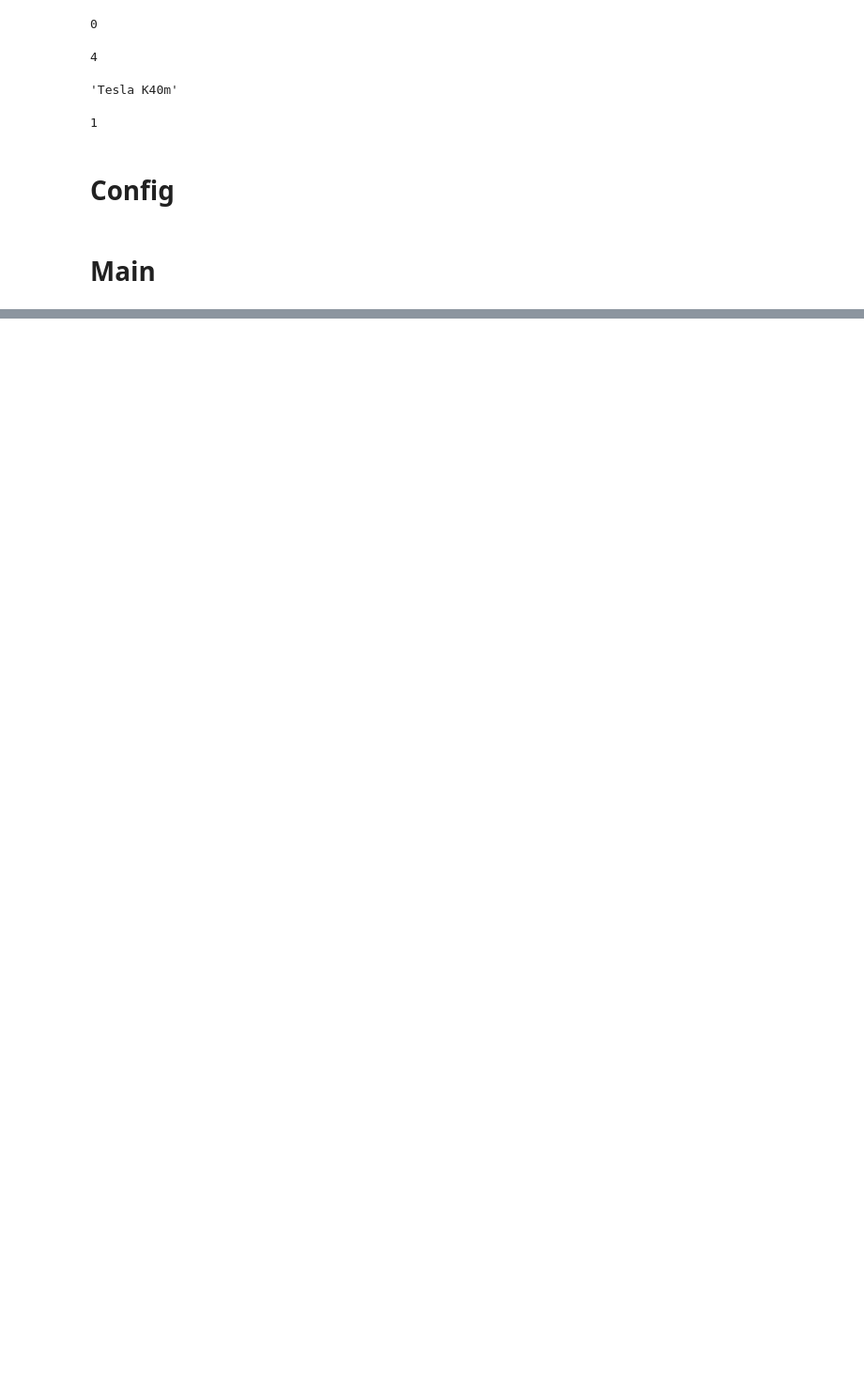
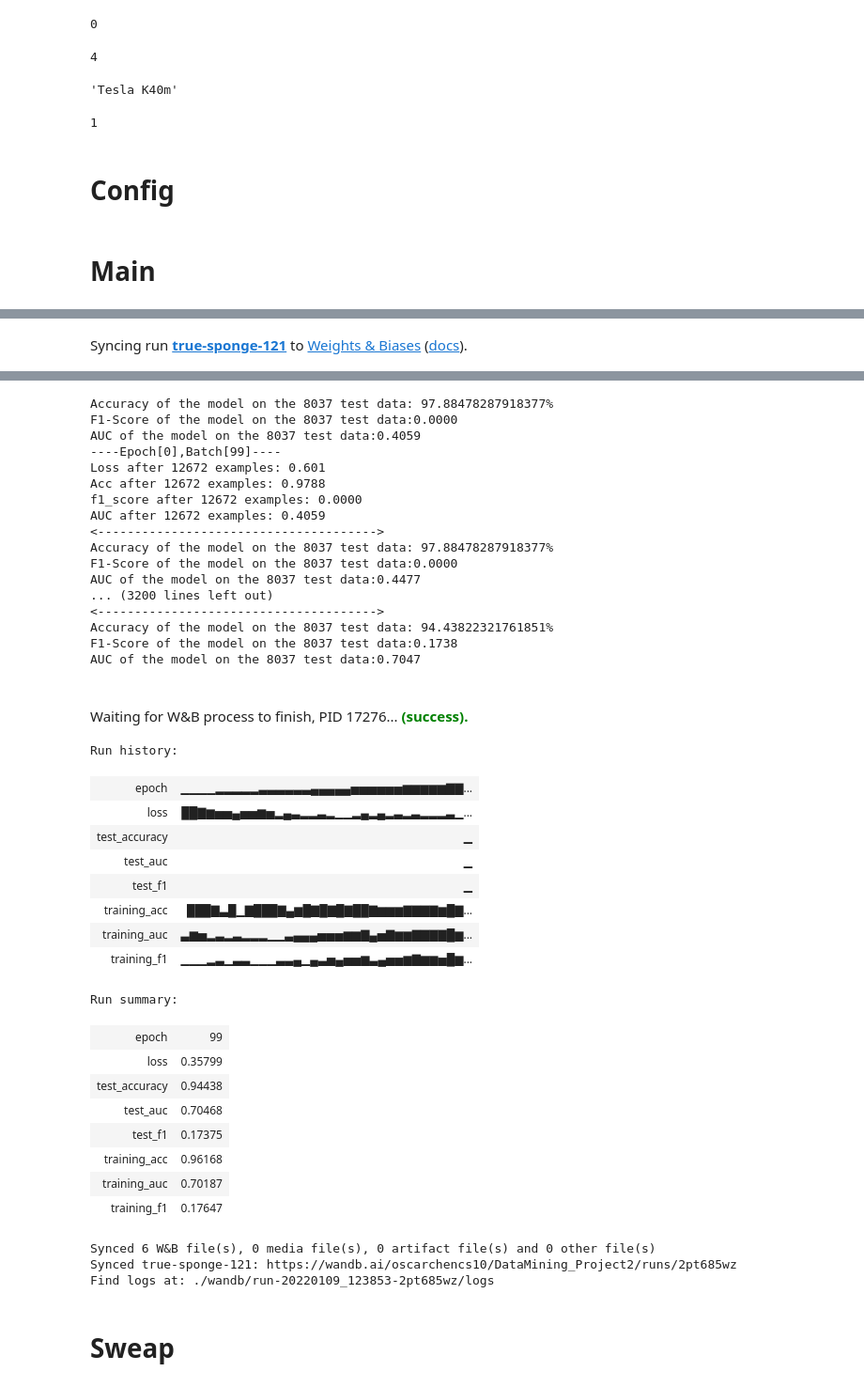
Before and after one commit to oscar1234456/NYCU_DataMining_Project2, a Jupyter notebook: DataMining_Project2_CNN.ipynb, the cells around one changed output, grey strips where cells are left out. Shown at 94% size. Saved outputs shown, nothing was run; the diff lists cells and outputs as text; code cells hidden in the pictures; blank space fills up the shorter version.

Commit message:
[Add]Add sweap

```diff
--- a/DataMining_Project2_CNN.ipynb
+++ b/DataMining_Project2_CNN.ipynb
@@ -568,0 +702,5 @@ AUC after 1230078 examples: 0.5754
+# %%
+# Build, train and analyze the model with the pipeline
+model3 = model_pipeline(config, exp13_X_train, exp13_y_train, exp13_X_val, exp13_y_val, run_name="CNN new archi2")
+# %% [output]
+Syncing run true-sponge-121 to Weights & Biases (docs).
@@ -568,0 +725,41 @@ AUC after 1230078 examples: 0.5754
+Accuracy of the model on the 8037 test data: 97.88478287918377%
+F1-Score of the model on the 8037 test data:0.0000
+AUC of the model on the 8037 test data:0.4059
+----Epoch[0],Batch[99]----
+Loss after 12672 examples: 0.601
+Acc after 12672 examples: 0.9788
+f1_score after 12672 examples: 0.0000
+AUC after 12672 examples: 0.4059
+<-------------------------------------->
+Accuracy of the model on the 8037 test data: 97.88478287918377%
+F1-Score of the model on the 8037 test data:0.0000
+AUC of the model on the 8037 test data:0.4477
+... (3200 lines left out)
+<-------------------------------------->
+Accuracy of the model on the 8037 test data: 94.43822321761851%
+F1-Score of the model on the 8037 test data:0.1738
+AUC of the model on the 8037 test data:0.7047
+Waiting for W&B process to finish, PID 17276... (success).
+Run history:
+| epoch | ▁▁▁▁▂▂▂▂▂▃▃▃▃▃▃▄▄▄▄▄▅▅▅▅▅▅▆▆▆▆▆▇▇... |
+| loss | ██▇▆▅▅▄▅▅▆▅▂▄▃▂▂▃▂▁▁▂▄▂▄▂▃▂▃▂▂▂▃▁... |
+| test_accuracy | ▁ |
+| test_auc | ▁ |
+| test_f1 | ▁ |
+| training_acc | ███▇▃█▁▇███▇▄▆█▇█▇█▇██▇▆▆▆▇▇▇▇▆█▇... |
+| training_auc | ▃▆▅▂▃▂▃▂▂▂▁▁▃▄▄▄▅▅▅▆▆▇▄▅▇▆▆▇▇▇▇█▆... |
+| training_f1 | ▁▁▁▂▃▁▃▃▁▁▁▃▃▄▁▄▃▅▄▅▅▆▃▄▅▅▆▇▆▆▅█▆... |
+Run summary:
+| epoch | 99 |
+| loss | 0.35799 |
+| test_accuracy | 0.94438 |
+| test_auc | 0.70468 |
+| test_f1 | 0.17375 |
+| training_acc | 0.96168 |
+| training_auc | 0.70187 |
+| training_f1 | 0.17647 |
+Synced 6 W&B file(s), 0 media file(s), 0 artifact file(s) and 0 other file(s)
+Synced true-sponge-121: https://wandb.ai/oscarchencs10/DataMining_Project2/runs/2pt685wz
+Find logs at: ./wandb/run-20220109_123853-2pt685wz/logs
+# %% [markdown]
+# Sweap
```
Also changed, not shown: parts of 26 cells of this notebook.
